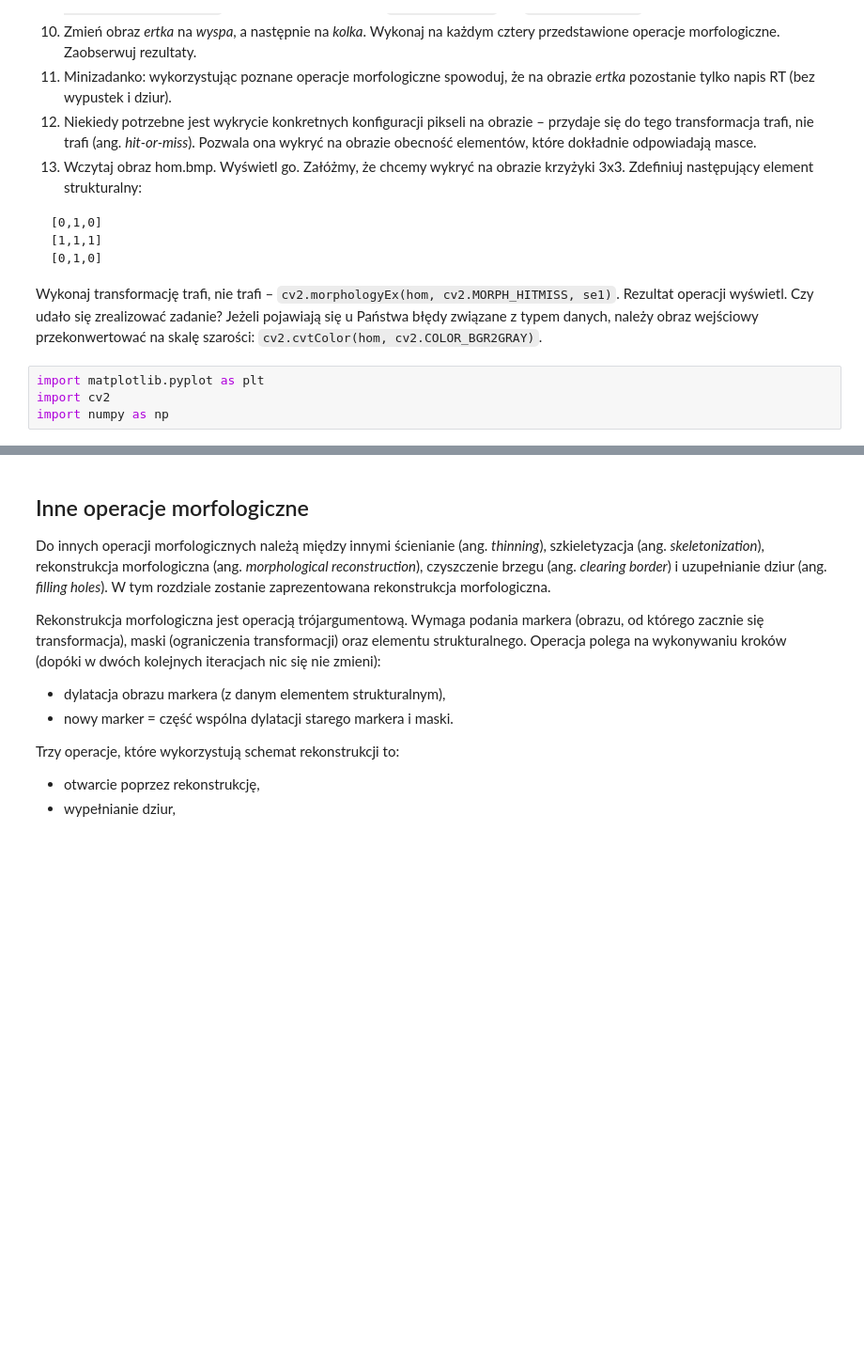
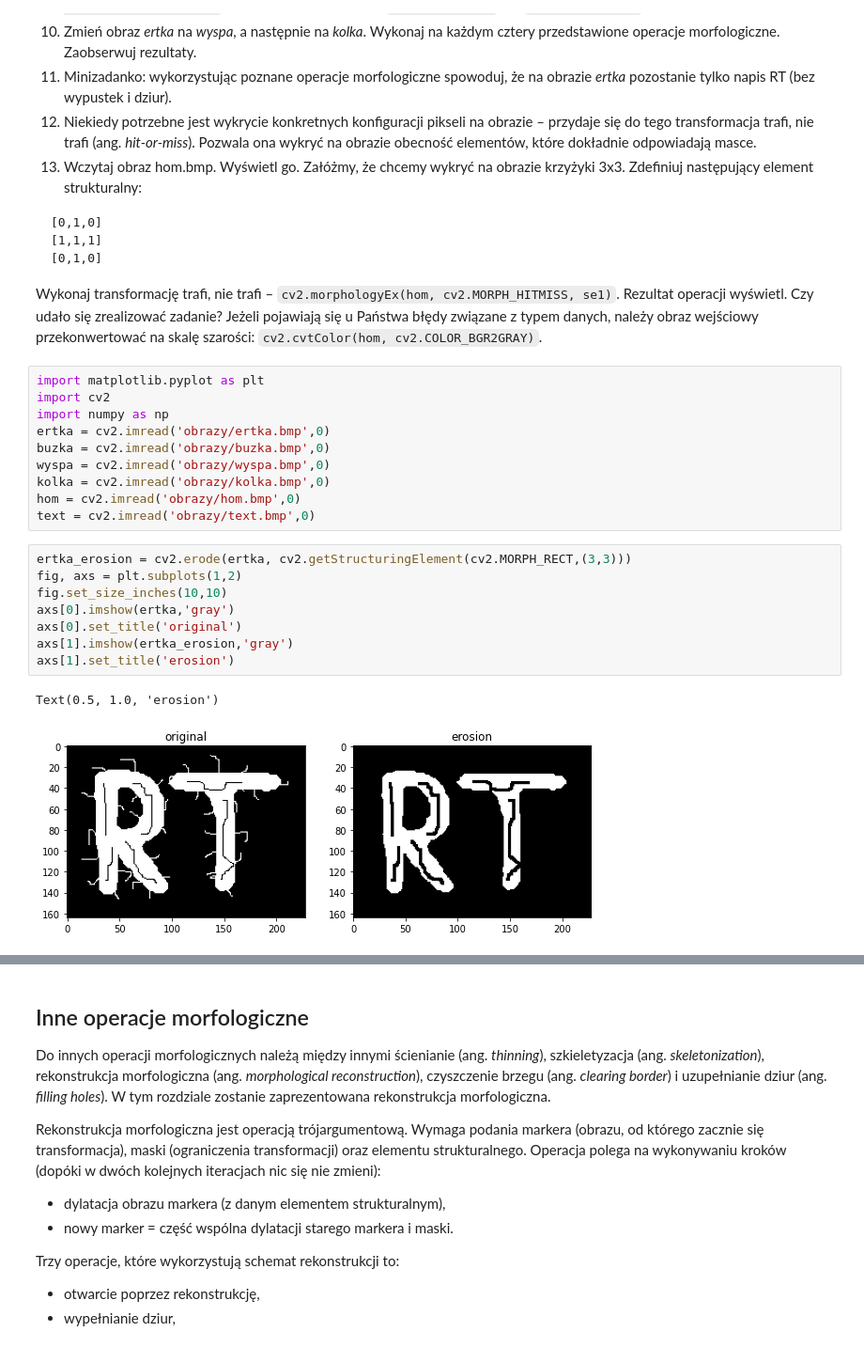
Before and after one commit to prz-ziaja/sem5, a Jupyter notebook: poc/lab10/10_morphology.ipynb, the cells around one changed output, grey strips where cells are left out. Shown at 94% size. Saved outputs shown, nothing was run; the diff lists cells and outputs as text; blank space fills up the shorter version.

````diff
--- a/poc/lab10/10_morphology.ipynb
+++ b/poc/lab10/10_morphology.ipynb
@@ -64,7 +64,24 @@ Aby wyodrebnić z obrazu lokalne ekstrema można wykorzystać zdefiniowane wcze
 [0,1,0]
 ```
 Wykonaj transformację trafi, nie trafi – `cv2.morphologyEx(hom, cv2.MORPH_HITMISS, se1)`. Rezultat operacji wyświetl. Czy udało się zrealizować zadanie? Jeżeli pojawiają się u Państwa błędy związane z typem danych, należy obraz wejściowy przekonwertować na skalę szarości: `cv2.cvtColor(hom, cv2.COLOR_BGR2GRAY)`.
-# %%
-import matplotlib.pyplot as plt
-import cv2
-import numpy as np
+# %%
+import matplotlib.pyplot as plt
+import cv2
+import numpy as np
+ertka = cv2.imread('obrazy/ertka.bmp',0)
+buzka = cv2.imread('obrazy/buzka.bmp',0)
+wyspa = cv2.imread('obrazy/wyspa.bmp',0)
+kolka = cv2.imread('obrazy/kolka.bmp',0)
+hom = cv2.imread('obrazy/hom.bmp',0)
+text = cv2.imread('obrazy/text.bmp',0)
+# %%
+ertka_erosion = cv2.erode(ertka, cv2.getStructuringElement(cv2.MORPH_RECT,(3,3)))
+fig, axs = plt.subplots(1,2)
+fig.set_size_inches(10,10)
+axs[0].imshow(ertka,'gray')
+axs[0].set_title('original')
+axs[1].imshow(ertka_erosion,'gray')
+axs[1].set_title('erosion')
+# %% [output]
+Text(0.5, 1.0, 'erosion')
+[figure, added]
````
Also changed, not shown: parts of 13 cells of this notebook.
